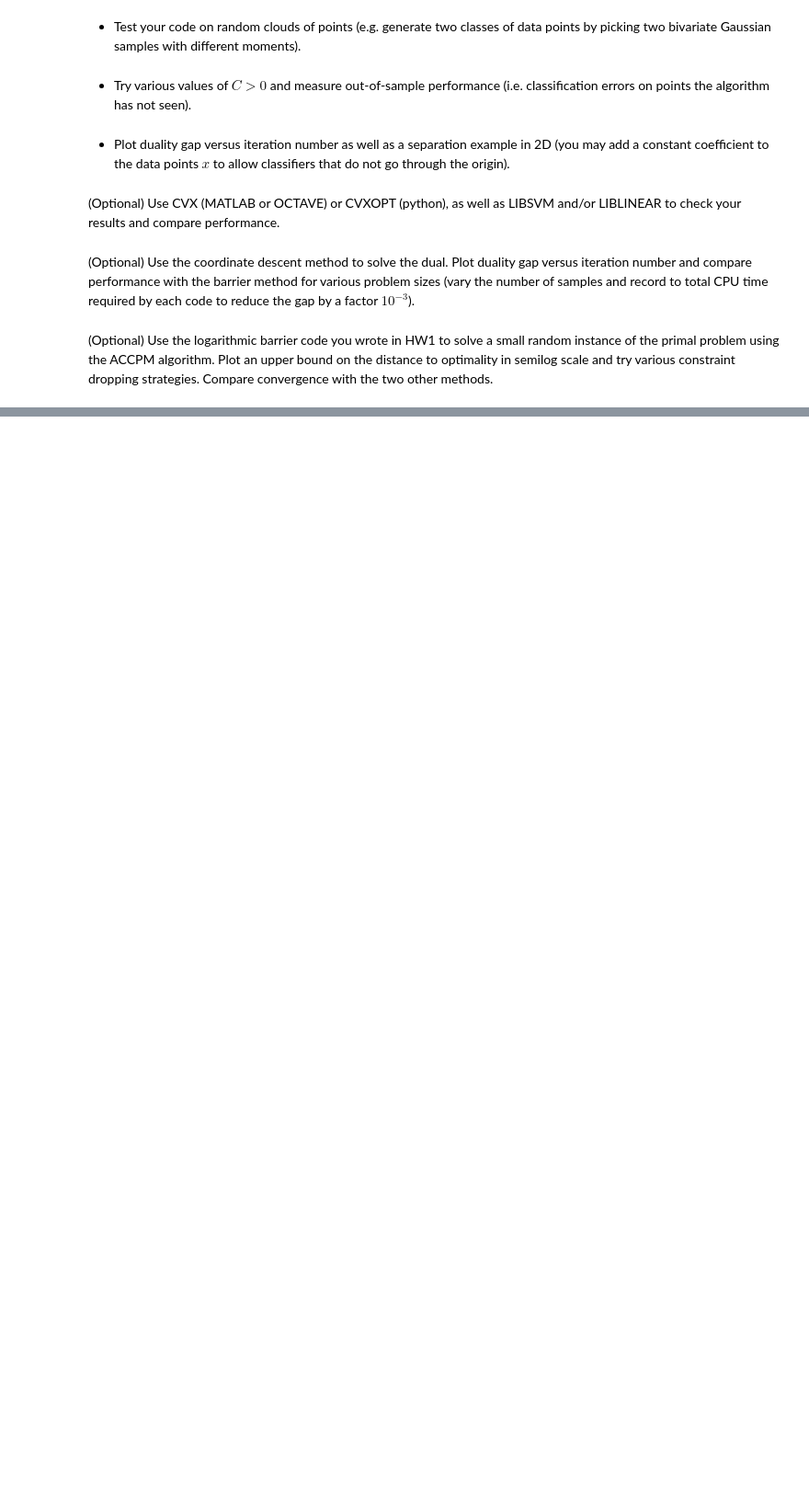
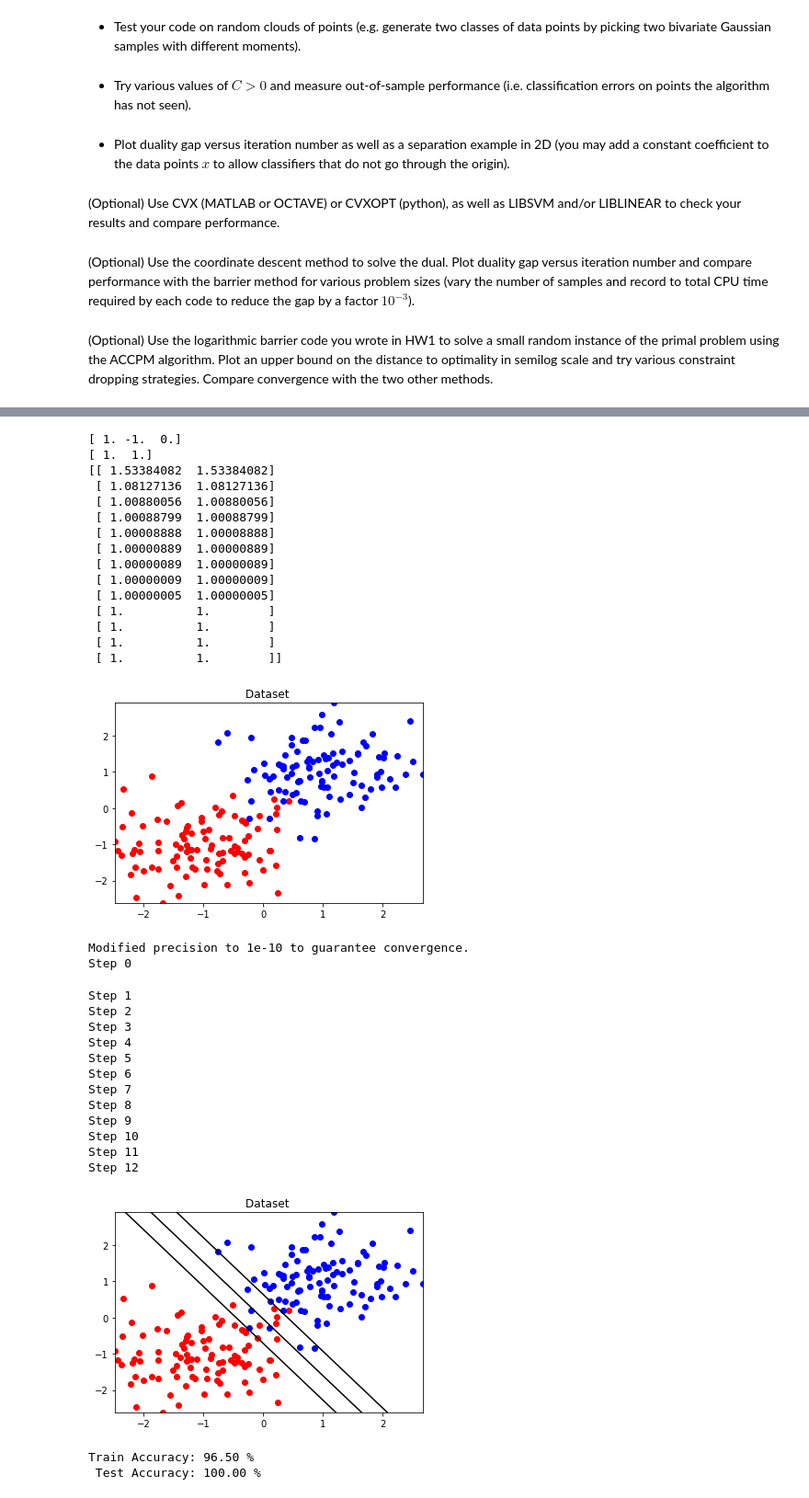
Before and after one commit to FlorentinGuth/SVM, a Jupyter notebook: SVM.ipynb, the cells around one changed output, grey strips where cells are left out. Shown at 92% size. Saved outputs shown, nothing was run; the diff lists cells and outputs as text; code cells hidden in the pictures; blank space fills up the shorter version.

```diff
--- a/SVM.ipynb
+++ b/SVM.ipynb
@@ -184,0 +391,50 @@ def data_points(n):
+# %%
+X = array([[1, 0],
+           [0, 1]])
+y = array([1, -1])
+w, α, c = svm(X, y, 10)
+
+print(w)
+print(α)
+print(c)
+
+sigma = 0.5
+cov = np.eye(2) * sigma
+dataset = generate([-1, -1], cov, [1, 1], cov, 100, 100)
+plot_dataset(dataset)
+w, alpha, central_path = svm(dataset[0][0], dataset[0][1], 1e3, show_steps=True, precision=1e-14)
+display_results(dataset, w)
+# %% [output]
+[ 1. -1.  0.]
+[ 1.  1.]
+[[ 1.53384082  1.53384082]
+ [ 1.08127136  1.08127136]
+ [ 1.00880056  1.00880056]
+ [ 1.00088799  1.00088799]
+ [ 1.00008888  1.00008888]
+ [ 1.00000889  1.00000889]
+ [ 1.00000089  1.00000089]
+ [ 1.00000009  1.00000009]
+ [ 1.00000005  1.00000005]
+ [ 1.          1.        ]
+ [ 1.          1.        ]
+ [ 1.          1.        ]
+ [ 1.          1.        ]]
+[figure, added]
+Modified precision to 1e-10 to guarantee convergence.
+Step 0
+Step 1
+Step 2
+Step 3
+Step 4
+Step 5
+Step 6
+Step 7
+Step 8
+Step 9
+Step 10
+Step 11
+Step 12
+[figure, added]
+Train Accuracy: 96.50 %
+ Test Accuracy: 100.00 %
```
Also changed, not shown: parts of 18 cells of this notebook, 7 other files.
